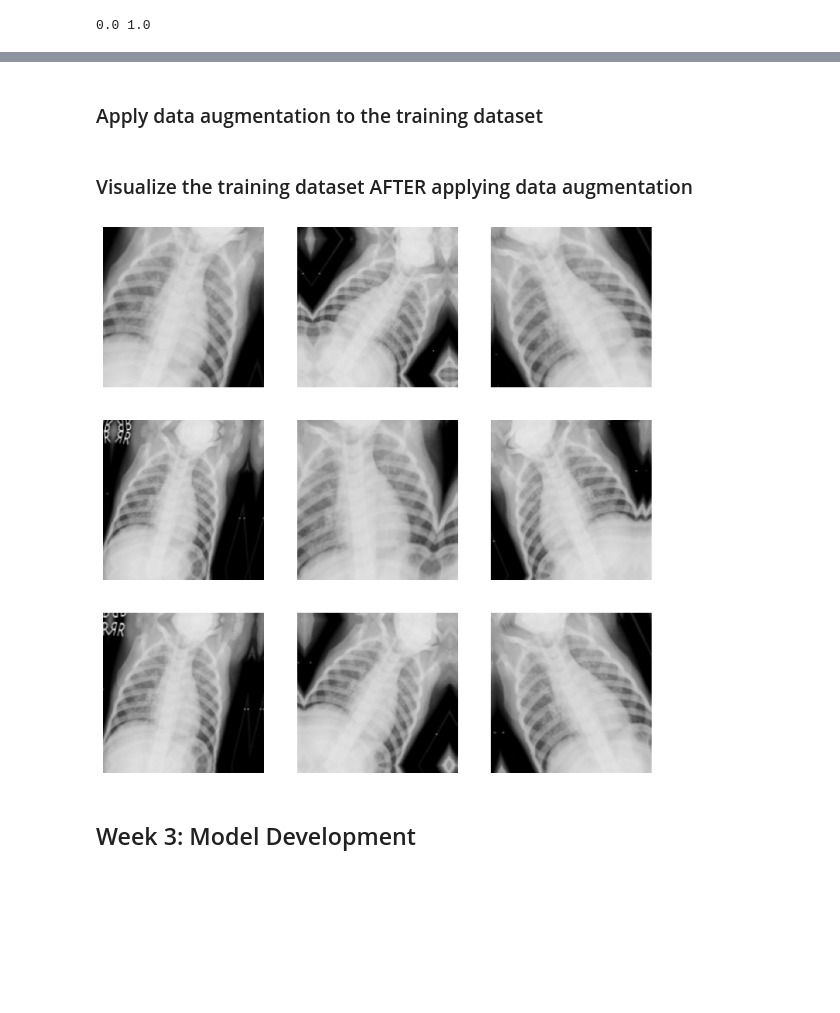
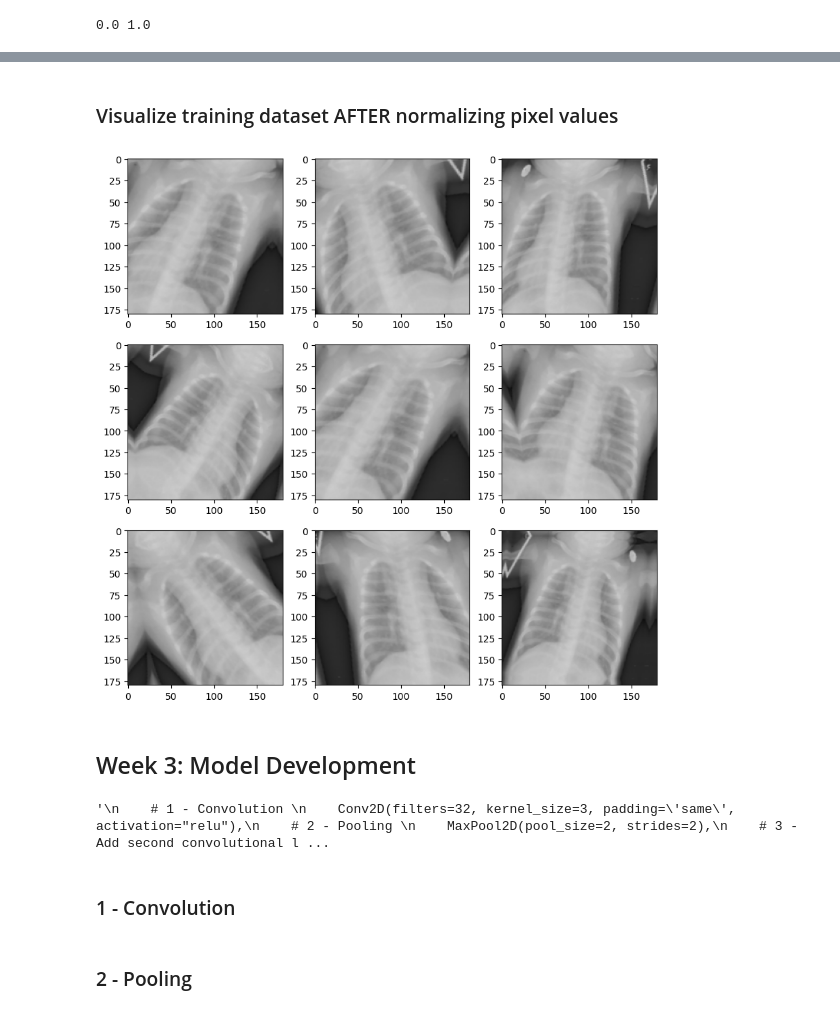
Before and after one commit to david-boules/SDS-CP021-pneumonia-detection, a Jupyter notebook: notebooks/olivia-hinson/olivia-pneumonia-detection.ipynb, the cells around one changed output, grey strips where cells are left out. Cells and saved outputs as stored; diff of their text form; code cells hidden in the pictures; blank space fills up the shorter version.

Commit message:
Started Model Development

```diff
--- a/notebooks/olivia-hinson/olivia-pneumonia-detection.ipynb
+++ b/notebooks/olivia-hinson/olivia-pneumonia-detection.ipynb
@@ -29,3 +49,8 @@ tf.__version__
+# %%
+test_data_dir = '../../data/chest_xray/test'
+train_data_dir = '../../data/chest_xray/train'
+# This is used for later validation
+val_data_dir = '../../data/chest_xray/val'
 # %% [markdown]
 ### Number of images BEFORE removing from folder for corruption
 # %%
@@ -189,0 +263,9 @@ for image_batch, labels_batch in training_set:
+# %%
+# Visualize these transformations
+plt.figure(figsize=(10, 10))
+for images, _ in training_set.take(1):
+    for i in range(9):
+        augmented_images = data_augmentation(images)
+        ax = plt.subplot(3, 3, i + 1)
+        plt.imshow(np.array(augmented_images[0]).astype("uint8"))
+        #plt.axis("off")
@@ -190,3 +280,9 @@ for image_batch, labels_batch in training_set:
+# %%
+# Performance enhancements
+AUTOTUNE = tf.data.AUTOTUNE
+
+training_set = training_set.cache().shuffle(1000).prefetch(buffer_size=AUTOTUNE)
+validation_set = validation_set.cache().prefetch(buffer_size=AUTOTUNE)
 # %% [markdown]
 ### Normalize pixel values
 # %%
@@ -213,2 +308,0 @@ print(np.min(test_first_image), np.max(test_first_image))
-# %% [markdown]
-### Apply data augmentation to the training dataset
@@ -227,15 +309,49 @@ def data_augmentation(images):
 # %% [markdown]
-### Visualize the training dataset AFTER applying data augmentation
+### Visualize training dataset AFTER normalizing pixel values
 # %%
-# Visualize these transformations
+# Visualize these normalizations
 plt.figure(figsize=(10, 10))
-for images, _ in training_set.take(1):
+for images, _ in normalized_training_set.take(1):
     for i in range(9):
-        augmented_images = data_augmentation(images)
+        if 'data_augmentation' in locals():
+            augmented_images = data_augmentation(images)
+            image_to_show = augmented_images[0]
+        else:
+            image_to_show = images[i]
+
         ax = plt.subplot(3, 3, i + 1)
-        plt.imshow(np.array(augmented_images[0]).astype("uint8"))
-        plt.axis("off")
+        # Convert back to 0-255 range for visualization
+        image_to_show = np.array(image_to_show) * 255.0
+        image_to_show = image_to_show.astype('uint8')
+        plt.imshow(image_to_show)
+        #plt.axis("off")
 # %% [output]
-[figure, old version]
+[figure, new version]
 # %% [markdown]
 ## Week 3: Model Development
+# %%
+num_classes = len(class_names)
+# Color images: 3 for input_shape
+# Black and white images: 2 for input_shape
+input_shape = (img_height, img_width, 3) # Height, Width, Channels (RGB)
+
+# Create model
+cnn = Sequential([
+    Input(shape=input_shape)
+])
+
+'''
+
+
+    # 4 - Flatten
+    Flatten(),
+    # 5 - Full connection
+    Dense(units=128, activation="relu"),
+    # 6 - Output layer
+    #Dense(units=num_classes, activation="softmax")  # Adjust for class count
+    Dense(units=1, activation='sigmoid')
+'''
+# %% [output]
+'\n    # 1 - Convolution \n    Conv2D(filters=32, kernel_size=3, padding=\'same\', activation="relu"),\n    # 2 - Pooling \n    MaxPool2D(pool_size=2, strides=2),\n    # 3 - Add second convolutional l ...
+# %% [markdown]
+### 1 - Convolution
@@ -241,0 +360,2 @@ for images, _ in training_set.take(1):
+# %% [markdown]
+### 2 - Pooling
```
Also changed, not shown: parts of 32 cells of this notebook.
